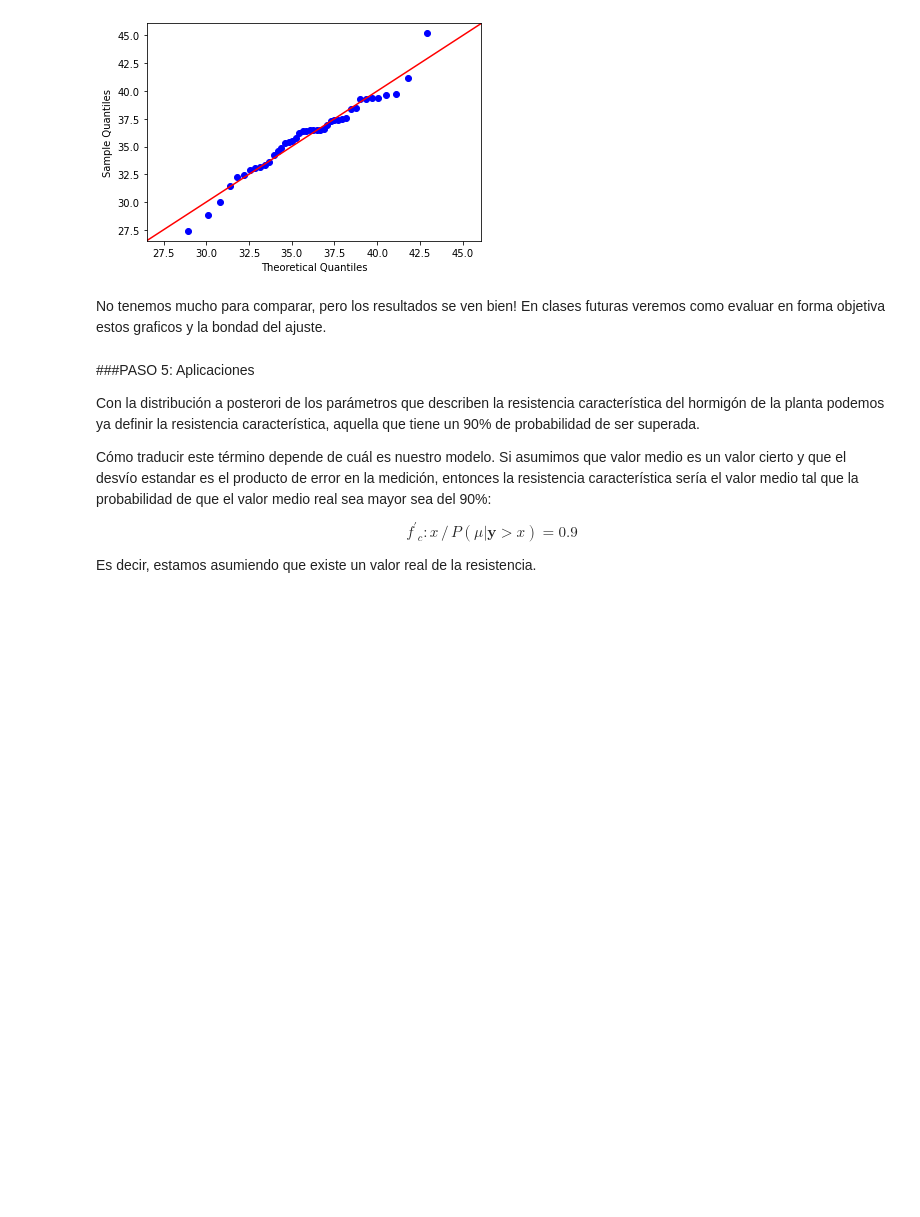
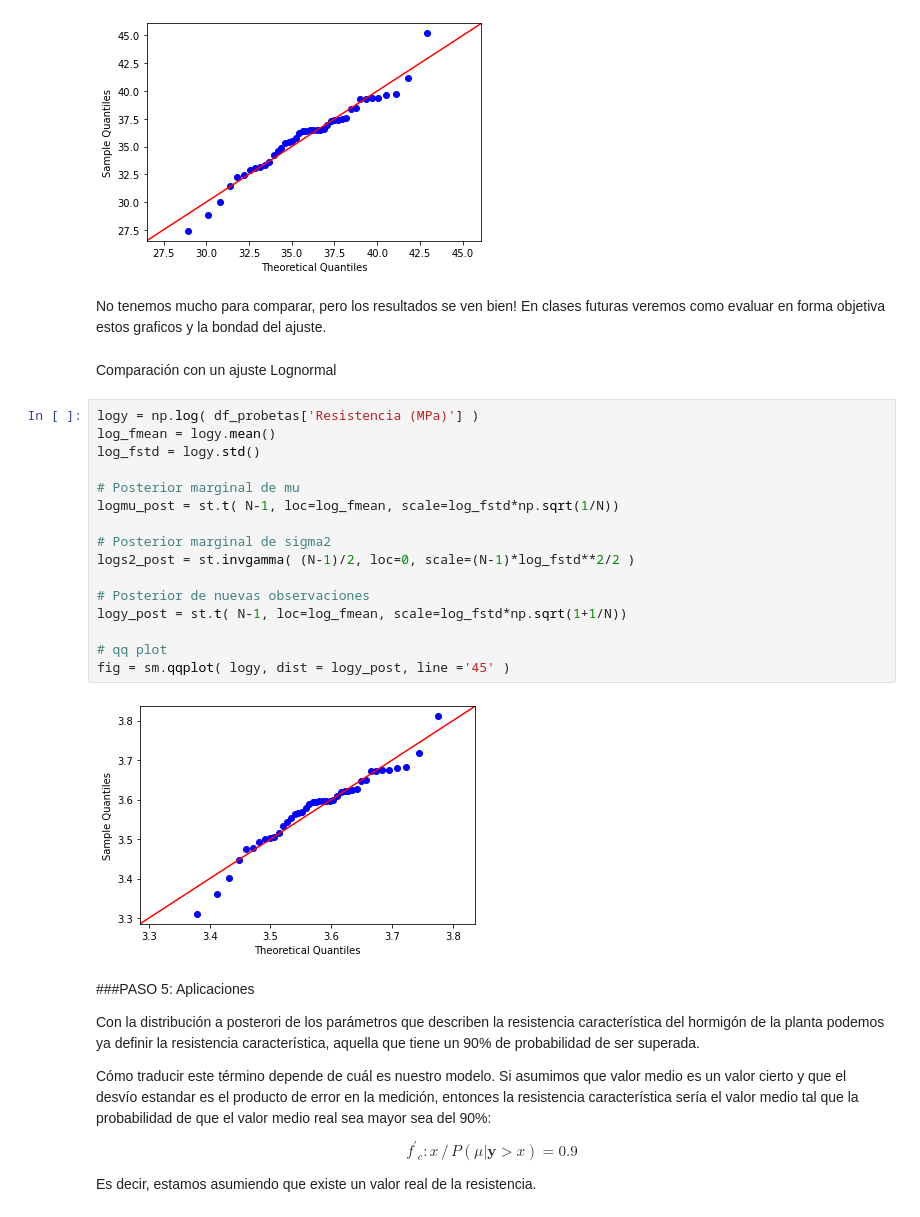
Before and after one commit to mbalbi/ciencia_de_datos, a Jupyter notebook: notebooks/practica_4.ipynb, the cells around one changed output. Cells and saved outputs as stored; diff of their text form; blank space fills up the shorter version.

```diff
--- a/notebooks/practica_4.ipynb
+++ b/notebooks/practica_4.ipynb
@@ -209,6 +232,26 @@ fig = sm.qqplot(df_probetas['Resistencia (MPa)'], dist = y_post, line ='45')
 [figure]
 # %% [markdown]
 No tenemos mucho para comparar, pero los resultados se ven bien! En clases futuras veremos como evaluar en forma objetiva estos graficos y la bondad del ajuste.
+# %% [markdown]
+Comparación con un ajuste Lognormal
+# %%
+logy = np.log( df_probetas['Resistencia (MPa)'] )
+log_fmean = logy.mean()
+log_fstd = logy.std()
+
+# Posterior marginal de mu
+logmu_post = st.t( N-1, loc=log_fmean, scale=log_fstd*np.sqrt(1/N))
+
+# Posterior marginal de sigma2
+logs2_post = st.invgamma( (N-1)/2, loc=0, scale=(N-1)*log_fstd**2/2 )
+
+# Posterior de nuevas observaciones
+logy_post = st.t( N-1, loc=log_fmean, scale=log_fstd*np.sqrt(1+1/N))
+
+# qq plot
+fig = sm.qqplot( logy, dist = logy_post, line ='45' )
+# %% [output]
+[figure, added]
 # %% [markdown]
 ###PASO 5: Aplicaciones
 
```
Also changed, not shown: parts of 10 cells of this notebook.
